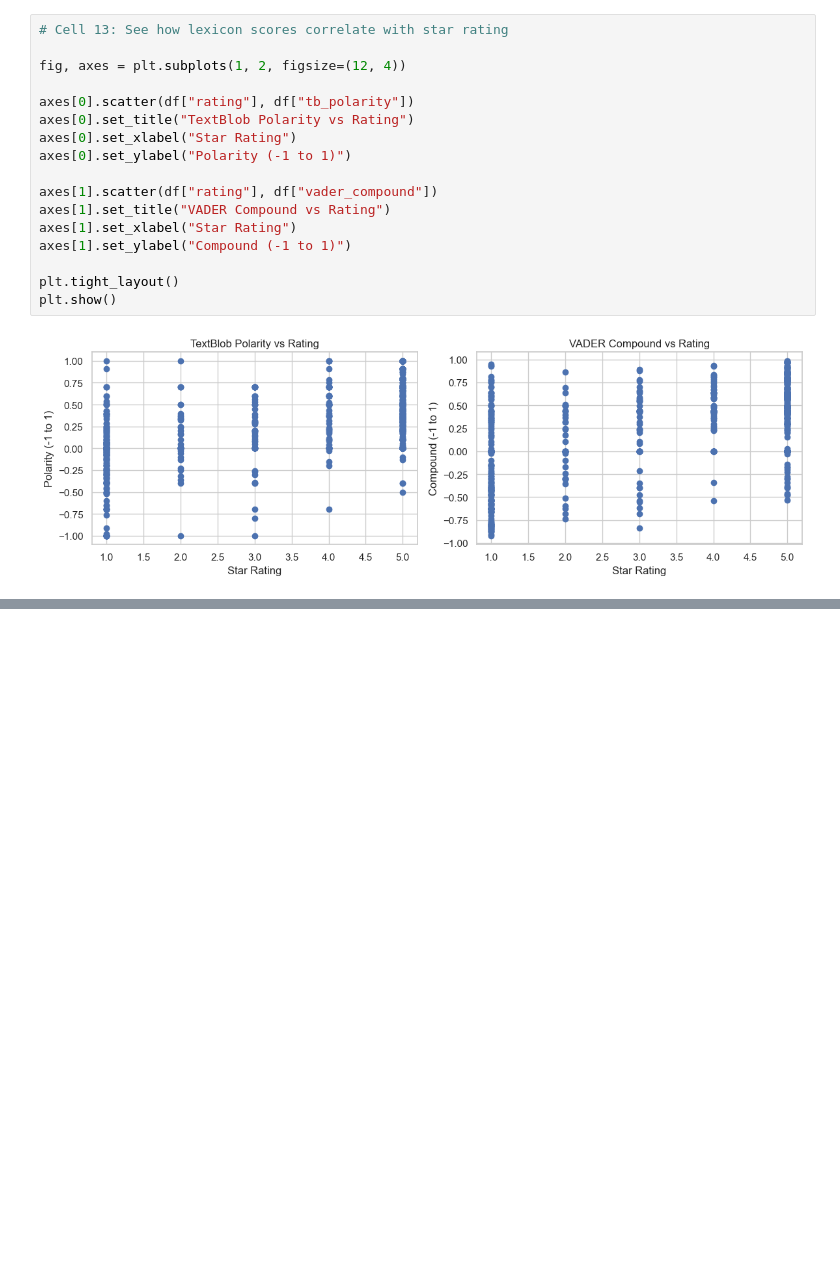
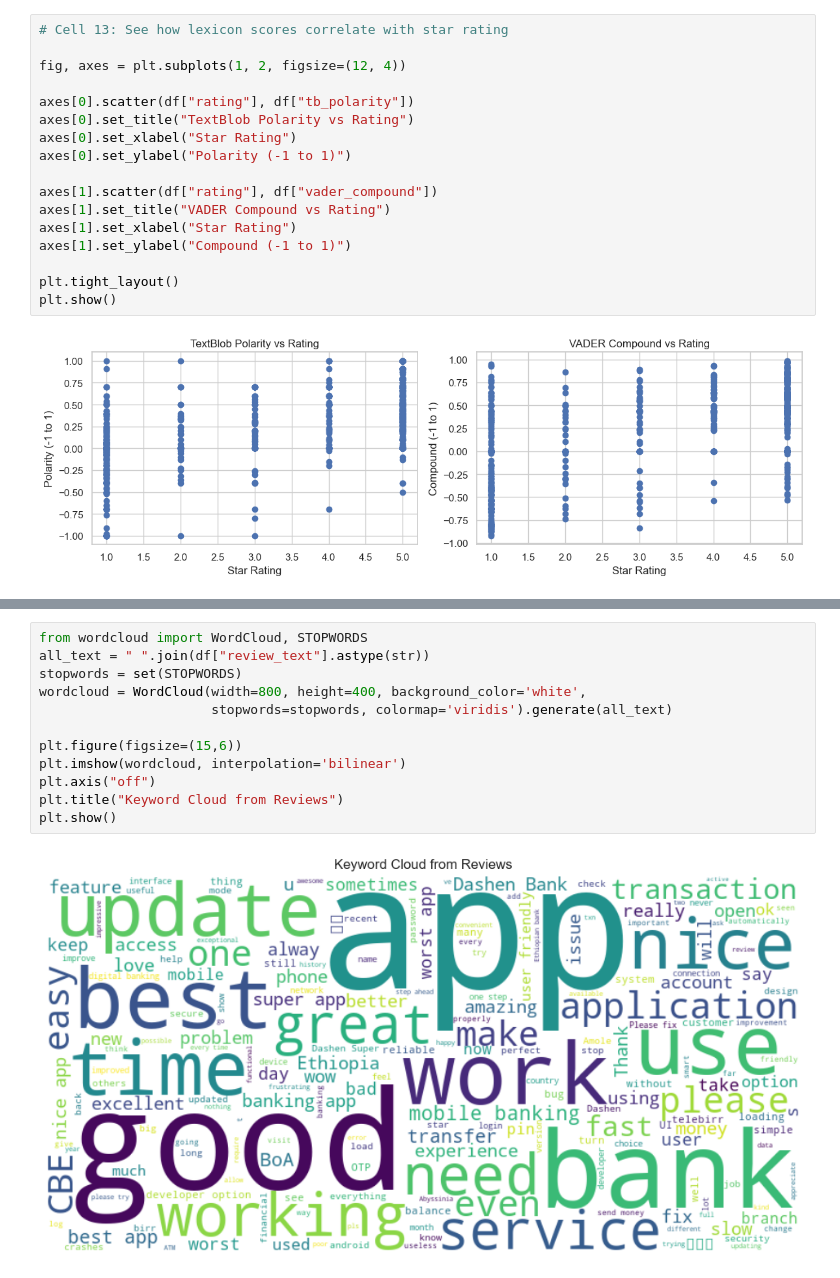
Before and after one commit to eyobedanalyst/Omega_Consultancy-wee-2, a Jupyter notebook: notebooks/Sentiment_demo.ipynb, the cells around one changed output, grey strips where cells are left out. Cells and saved outputs as stored; diff of their text form; blank space fills up the shorter version.

```diff
--- a/notebooks/Sentiment_demo.ipynb
+++ b/notebooks/Sentiment_demo.ipynb
@@ -489,0 +536,14 @@ plt.show()
+# %%
+from wordcloud import WordCloud, STOPWORDS
+all_text = " ".join(df["review_text"].astype(str))
+stopwords = set(STOPWORDS)
+wordcloud = WordCloud(width=800, height=400, background_color='white',
+                      stopwords=stopwords, colormap='viridis').generate(all_text)
+
+plt.figure(figsize=(15,6))
+plt.imshow(wordcloud, interpolation='bilinear')
+plt.axis("off")
+plt.title("Keyword Cloud from Reviews")
+plt.show()
+# %% [output]
+[figure, added]
```
Also changed, not shown: parts of 4 cells of this notebook, 9 other files.
